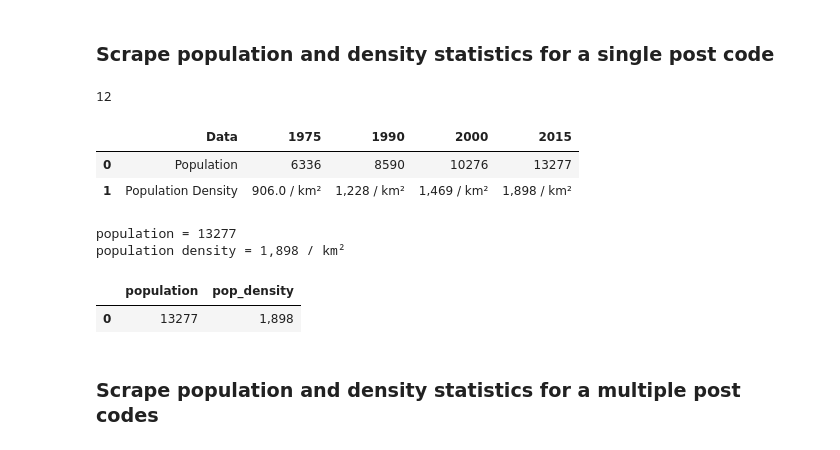
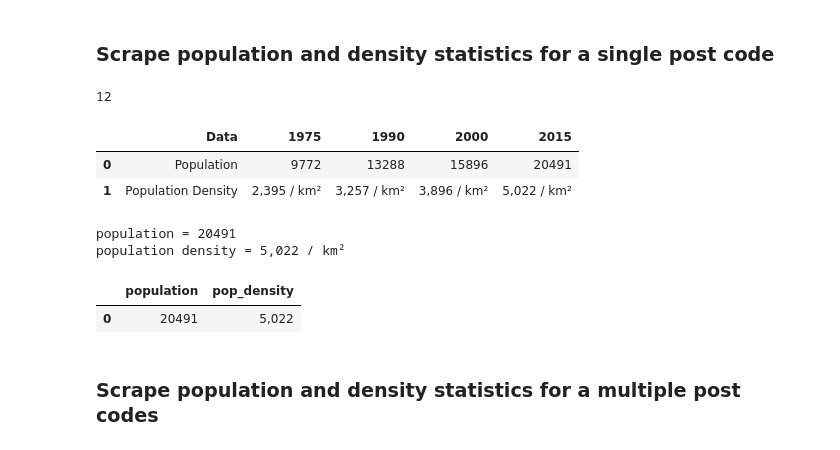
Before and after one commit to dprossi/Capstone_Project_IBM_Data_Science, a Jupyter notebook: Applied_Data_Science_Capstone_Project_Vancouver.ipynb, the cells around one changed output. Saved outputs shown, nothing was run; the diff lists cells and outputs as text; code cells hidden in the pictures.

```diff
--- a/Applied_Data_Science_Capstone_Project_Vancouver.ipynb
+++ b/Applied_Data_Science_Capstone_Project_Vancouver.ipynb
@@ -649,25 +649,25 @@ plt.show()
 ### Scrape population and density statistics for a single post code
 # %%
 # check webpage for required data
-url = 'https://postal-codes.cybo.com/canada/V6T_vancouver/'
+url = 'https://postal-codes.cybo.com/canada/V6J_vancouver/'
 dfs = pd.read_html(url)
 #number of datframes on page
 print(len(dfs))
 # select desired dataframe
 df_pop_and_dense = dfs[1]
 df_pop_and_dense
 # %% [output]
 12
 |  | Data | 1975 | 1990 | 2000 | 2015 |
-| 0 | Population | 6336 | 8590 | 10276 | 13277 |
-| 1 | Population Density | 906.0 / km² | 1,228 / km² | 1,469 / km² | 1,898 / km² |
+| 0 | Population | 9772 | 13288 | 15896 | 20491 |
+| 1 | Population Density | 2,395 / km² | 3,257 / km² | 3,896 / km² | 5,022 / km² |
 # %%
 # population
 print('population = ' + df_pop_and_dense['2015'][0])
 print('population density = ' + df_pop_and_dense['2015'][1])
 # %% [output]
-population = 13277
-population density = 1,898 / km²
+population = 20491
+population density = 5,022 / km²
 # %%
 # put most recent population and poopulation density into separate columns
 df_pop_and_dense['population'] = df_pop_and_dense['2015'][0]
@@ -683,7 +683,7 @@ df_pop_and_dense['pop_density'] = df_pop_and_dense['pop_density'].str.slice(stop
 df_pop_and_dense
 # %% [output]
 |  | population | pop_density |
-| 0 | 13277 | 1,898 |
+| 0 | 20491 | 5,022 |
 # %% [markdown]
 ### Scrape population and density statistics for a multiple post codes
 # %%
```
Also changed, not shown: parts of 2 cells of this notebook.
